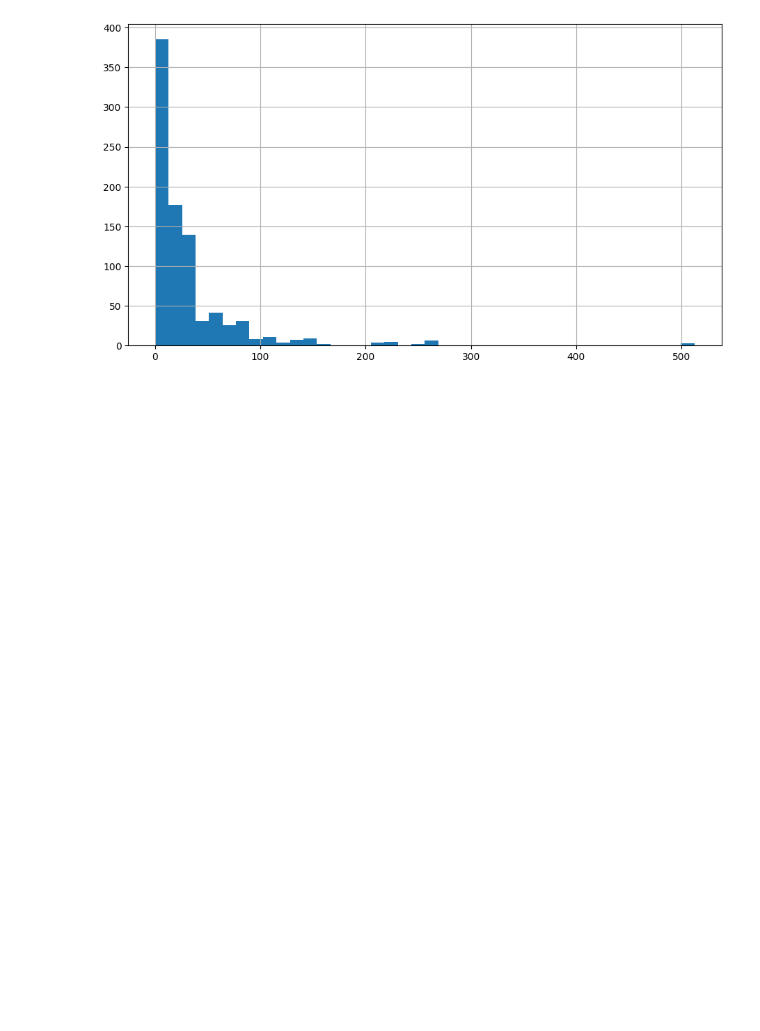
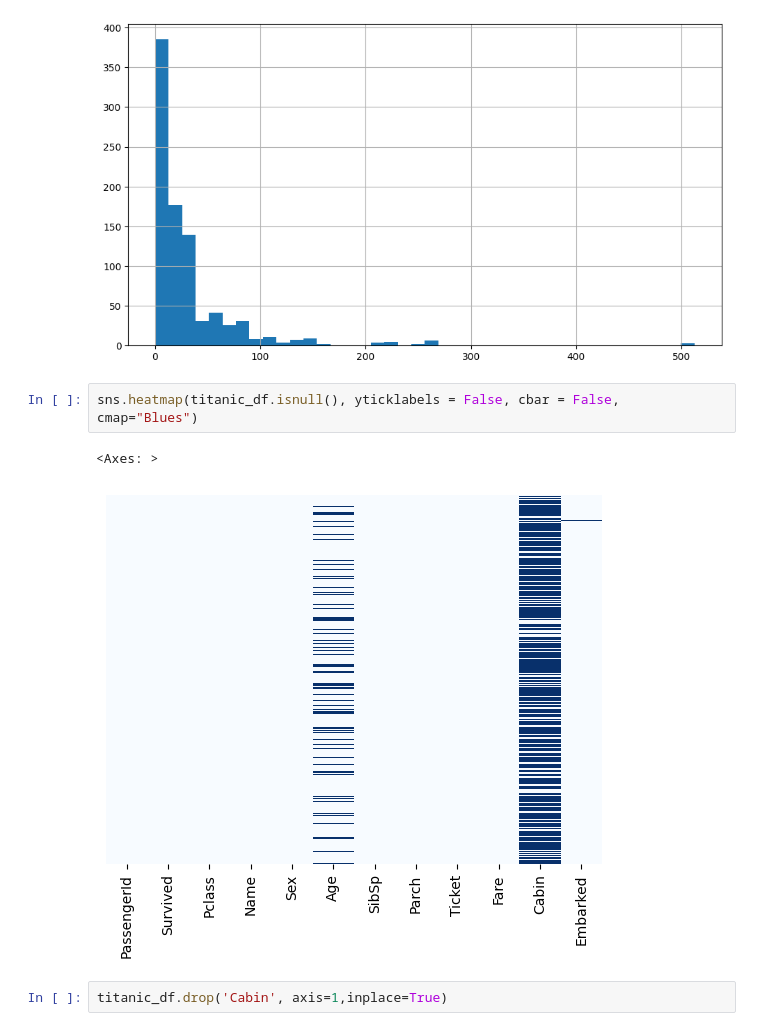
Before and after one commit to lahirumenik/ML---learning, a Jupyter notebook: titanic-survival/titanic_survival.ipynb, the cells around one changed output. Cells and saved outputs as stored; diff of their text form; blank space fills up the shorter version.

```diff
--- a/titanic-survival/titanic_survival.ipynb
+++ b/titanic-survival/titanic_survival.ipynb
@@ -82,3 +82,10 @@ titanic_df['Fare'].hist(bins = 40)
 # %% [output]
 <Axes: >
 [figure]
+# %%
+sns.heatmap(titanic_df.isnull(), yticklabels = False, cbar = False, cmap="Blues")
+# %% [output]
+<Axes: >
+[figure, added]
+# %%
+titanic_df.drop('Cabin', axis=1,inplace=True)
```
Also changed, not shown: parts of 4 cells of this notebook.
